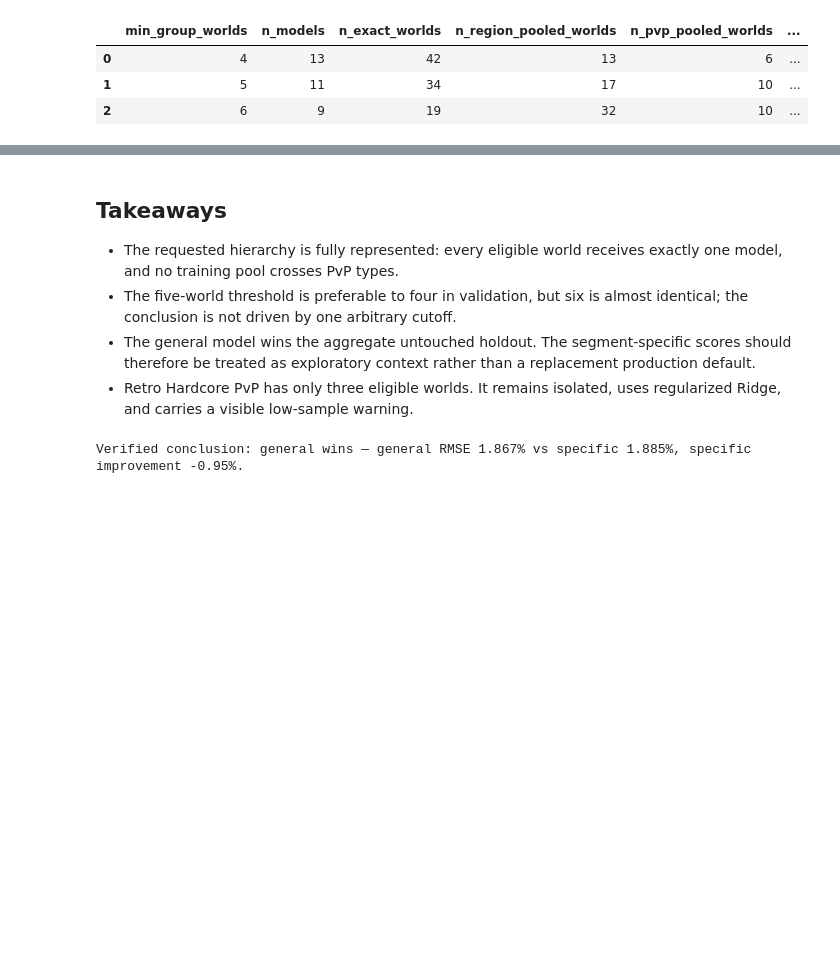
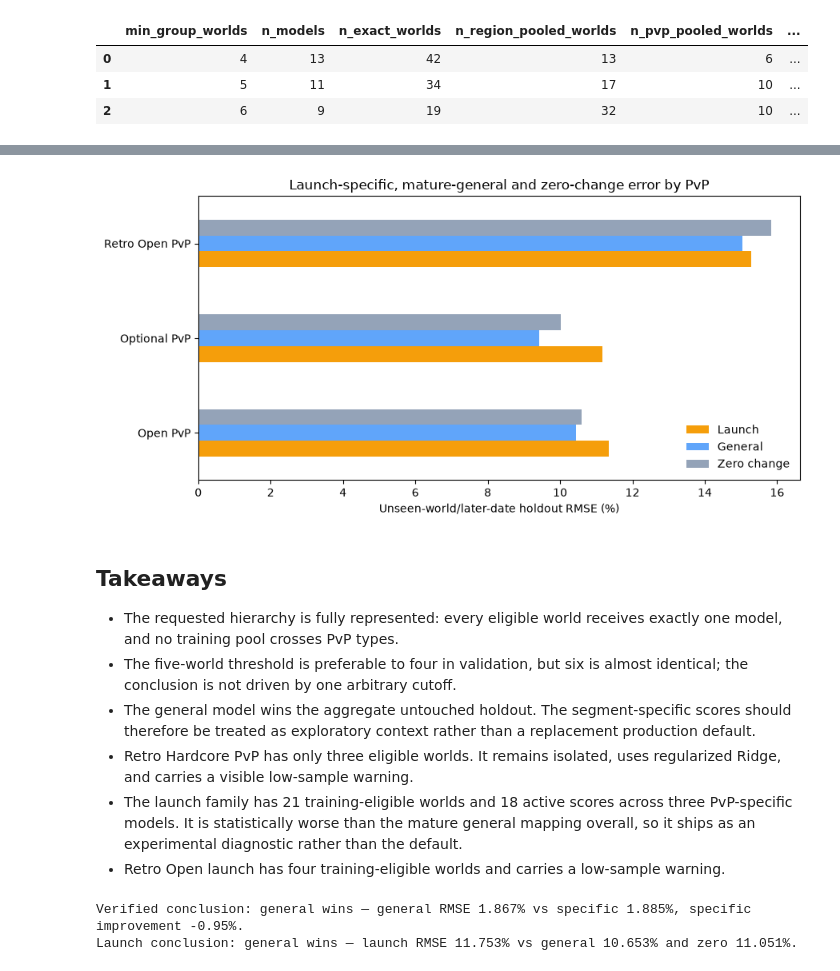
Before and after one commit to nesleykent/tibia-coins-intelligence, a Jupyter notebook: notebooks/general_vs_specific_models.ipynb, the cells around one changed output, grey strips where cells are left out. Cells and saved outputs as stored; diff of their text form; code cells hidden in the pictures; blank space fills up the shorter version.

Commit message:
Add launch-phase model family

```diff
--- a/notebooks/general_vs_specific_models.ipynb
+++ b/notebooks/general_vs_specific_models.ipynb
@@ -35,6 +42,10 @@ comparison = pd.read_csv(P / "specific_model_comparison.csv")
 sensitivity = pd.read_csv(P / "specific_model_sensitivity.csv")
 latest = pd.read_csv(P / "latest_specific_predictions.csv")
 results = json.loads((P / "specific_model_results.json").read_text())
+launch_registry = pd.read_csv(P / "launch_model_registry.csv")
+launch_comparison = pd.read_csv(P / "launch_model_comparison.csv")
+launch_latest = pd.read_csv(P / "latest_launch_predictions.csv")
+launch_results = json.loads((P / "launch_model_results.json").read_text())
 # %% [markdown]
 ## Data
 # %%
@@ -114,3 +157,19 @@ sensitivity[[
+# %%
+launch_chart = (
+    launch_comparison.query("scope == 'pvp_type'")
+    .set_index("scope_value")[[
+        "launch_rmse_pct", "general_rmse_pct", "zero_rmse_pct",
+    ]]
+)
+ax = launch_chart.plot.barh(figsize=(9, 4.5), color=["#f59e0b", "#60a5fa", "#94a3b8"])
+ax.set_xlabel("Unseen-world/later-date holdout RMSE (%)")
+ax.set_ylabel("")
+ax.set_title("Launch-specific, mature-general and zero-change error by PvP")
+ax.legend(["Launch", "General", "Zero change"], frameon=False)
+plt.tight_layout()
+plt.show()
+# %% [output]
+[figure, added]
 # %% [markdown]
 ## Takeaways
 
@@ -122,6 +181,10 @@ sensitivity[[
   therefore be treated as exploratory context rather than a replacement production default.
 - Retro Hardcore PvP has only three eligible worlds. It remains isolated, uses regularized
   Ridge, and carries a visible low-sample warning.
+- The launch family has 21 training-eligible worlds and 18 active scores across three
+  PvP-specific models. It is statistically worse than the mature general mapping overall,
+  so it ships as an experimental diagnostic rather than the default.
+- Retro Open launch has four training-eligible worlds and carries a low-sample warning.
 # %%
 overall = comparison.query("scope == 'all'").iloc[0]
 print(
@@ -130,5 +193,13 @@ print(
     f"specific {overall.specific_rmse_pct:.3f}%, "
     f"specific improvement {overall.specific_improvement_pct:+.2f}%."
 )
+launch_overall = launch_comparison.query("scope == 'all'").iloc[0]
+print(
+    f"Launch conclusion: {launch_overall.better_model} wins — "
+    f"launch RMSE {launch_overall.launch_rmse_pct:.3f}% vs "
+    f"general {launch_overall.general_rmse_pct:.3f}% and "
+    f"zero {launch_overall.zero_rmse_pct:.3f}%."
+)
 # %% [output]
 Verified conclusion: general wins — general RMSE 1.867% vs specific 1.885%, specific improvement -0.95%.
+Launch conclusion: general wins — launch RMSE 11.753% vs general 10.653% and zero 11.051%.
```
Also changed, not shown: parts of 4 cells of this notebook, 18 other files.
